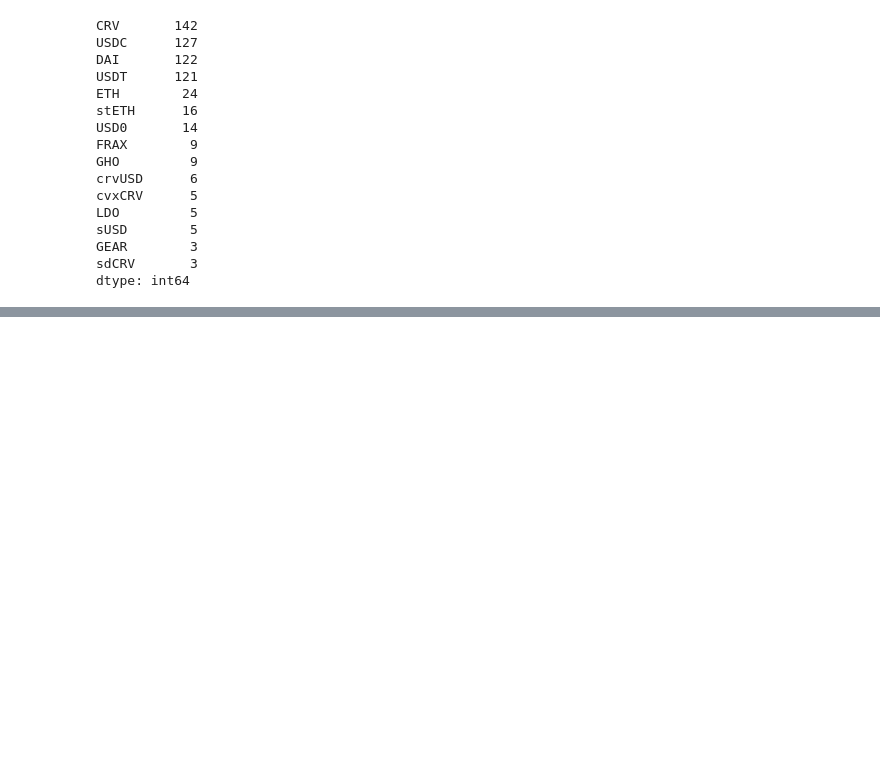
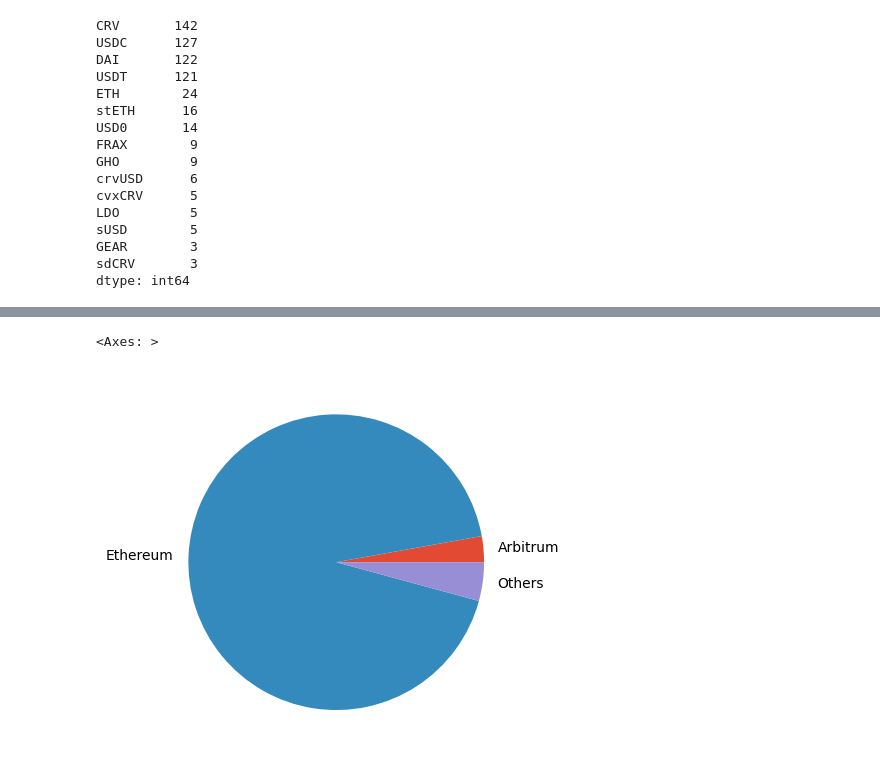
Before and after one commit to benber86/gho_users, a Jupyter notebook: Debank API.ipynb, the cells around one changed output, grey strips where cells are left out. Cells and saved outputs as stored; diff of their text form; code cells hidden in the pictures; blank space fills up the shorter version.

```diff
--- a/Debank API.ipynb
+++ b/Debank API.ipynb
@@ -806,0 +907,4 @@ dtype: int64
+# %%
+total_worth = sum(chain_worth.values())
+chain_worth_percentage = {chain: (worth / total_worth) * 100 for chain, worth in chain_worth.items()}
+chain_worth_percentage
@@ -806,0 +929,19 @@ dtype: int64
+# %%
+others_sum = 0
+filtered_chain_worth = {}
+
+for chain, percentage in chain_worth_percentage.items():
+    if percentage >= 2:
+        filtered_chain_worth[chain] = percentage
+    else:
+        others_sum += percentage
+
+if others_sum > 0:
+    filtered_chain_worth['Others'] = others_sum
+
+chain_worth_percentage = filtered_chain_worth
+# %%
+pd.Series(chain_worth_percentage).plot.pie()
+# %% [output]
+<Axes: >
+[figure, added]
```
Also changed, not shown: parts of 37 cells of this notebook.
